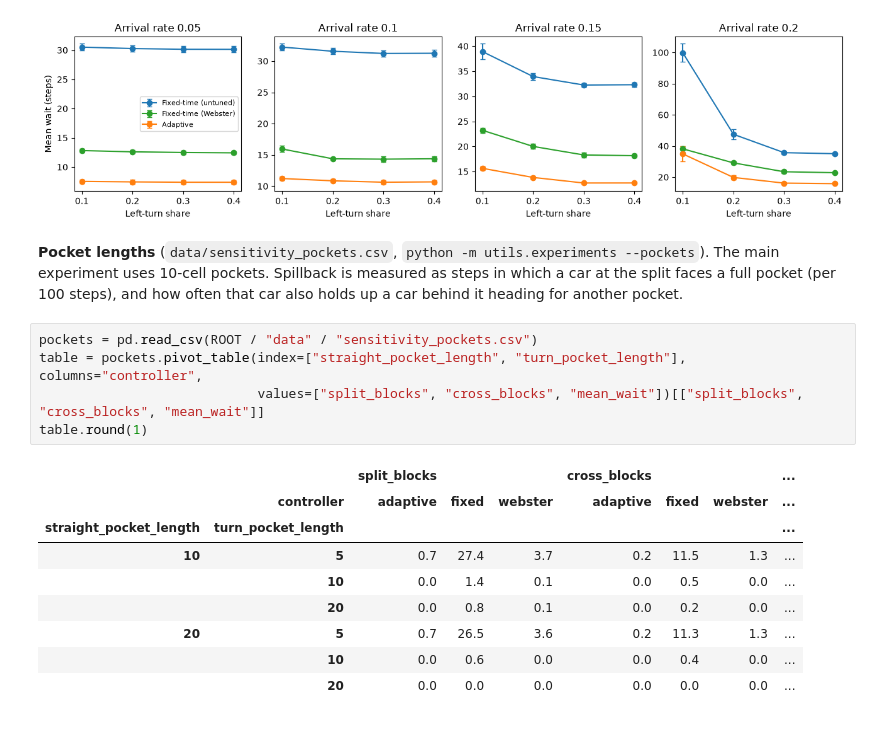
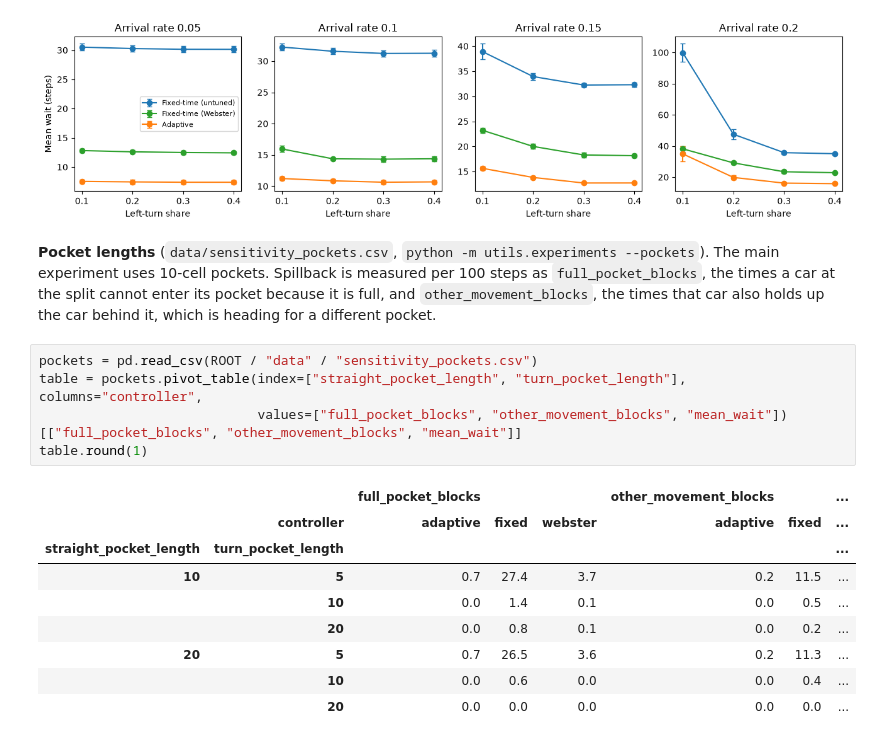
Before and after one commit to phattydumpling/CITS4403-Project, a Jupyter notebook: notebooks/Results/Main_Experiment.ipynb, the cells around one changed output. Drawn from its saved outputs; the diff is of its cells as text.

```diff
--- a/notebooks/Results/Main_Experiment.ipynb
+++ b/notebooks/Results/Main_Experiment.ipynb
@@ -279,21 +279,22 @@ plt.show()
 [figure]
 # %% [markdown]
 **Pocket lengths** (`data/sensitivity_pockets.csv`, `python -m utils.experiments --pockets`).
-The main experiment uses 10-cell pockets. Spillback is measured as steps in
-which a car at the split faces a full pocket (per 100 steps), and how often
-that car also holds up a car behind it heading for another pocket.
+The main experiment uses 10-cell pockets. Spillback is measured per 100 steps as
+`full_pocket_blocks`, the times a car at the split cannot enter its pocket
+because it is full, and `other_movement_blocks`, the times that car also
+holds up the car behind it, which is heading for a different pocket.
 # %%
 pockets = pd.read_csv(ROOT / "data" / "sensitivity_pockets.csv")
 table = pockets.pivot_table(index=["straight_pocket_length", "turn_pocket_length"], columns="controller",
-                            values=["split_blocks", "cross_blocks", "mean_wait"])[["split_blocks", "cross_blocks", "mean_wait"]]
+                            values=["full_pocket_blocks", "other_movement_blocks", "mean_wait"])[["full_pocket_blocks", "other_movement_blocks", "mean_wait"]]
 table.round(1)
 # %% [output]
-|  |  | split_blocks |  |  | cross_blocks |  |  | ... |
-|  | controller | adaptive | fixed | webster | adaptive | fixed | webster | ... |
-| straight_pocket_length | turn_pocket_length |  |  |  |  |  |  | ... |
-| 10 | 5 | 0.7 | 27.4 | 3.7 | 0.2 | 11.5 | 1.3 | ... |
-|  | 10 | 0.0 | 1.4 | 0.1 | 0.0 | 0.5 | 0.0 | ... |
-|  | 20 | 0.0 | 0.8 | 0.1 | 0.0 | 0.2 | 0.0 | ... |
-| 20 | 5 | 0.7 | 26.5 | 3.6 | 0.2 | 11.3 | 1.3 | ... |
-|  | 10 | 0.0 | 0.6 | 0.0 | 0.0 | 0.4 | 0.0 | ... |
-|  | 20 | 0.0 | 0.0 | 0.0 | 0.0 | 0.0 | 0.0 | ... |
+|  |  | full_pocket_blocks |  |  | other_movement_blocks |  | ... |
+|  | controller | adaptive | fixed | webster | adaptive | fixed | ... |
+| straight_pocket_length | turn_pocket_length |  |  |  |  |  | ... |
+| 10 | 5 | 0.7 | 27.4 | 3.7 | 0.2 | 11.5 | ... |
+|  | 10 | 0.0 | 1.4 | 0.1 | 0.0 | 0.5 | ... |
+|  | 20 | 0.0 | 0.8 | 0.1 | 0.0 | 0.2 | ... |
+| 20 | 5 | 0.7 | 26.5 | 3.6 | 0.2 | 11.3 | ... |
+|  | 10 | 0.0 | 0.6 | 0.0 | 0.0 | 0.4 | ... |
+|  | 20 | 0.0 | 0.0 | 0.0 | 0.0 | 0.0 | ... |
```
Also changed, not shown: 10 other files.
